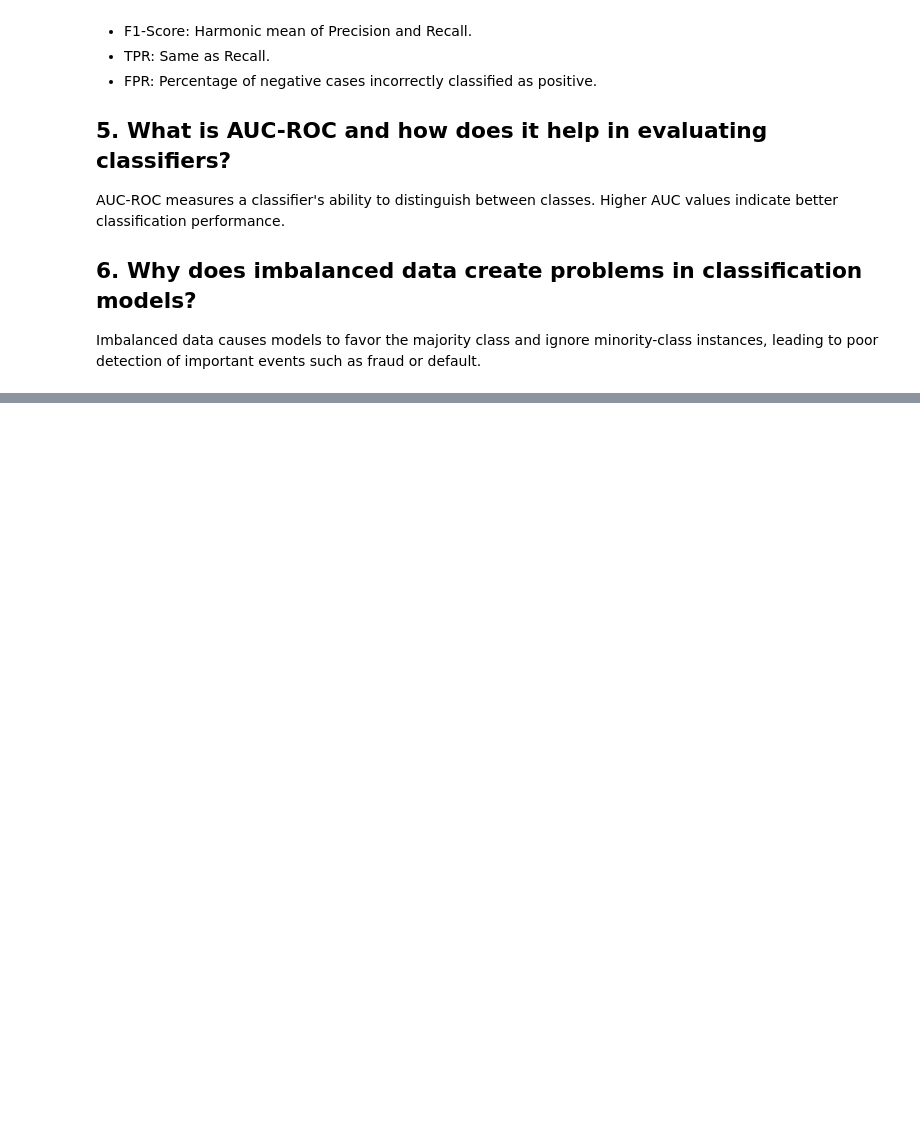
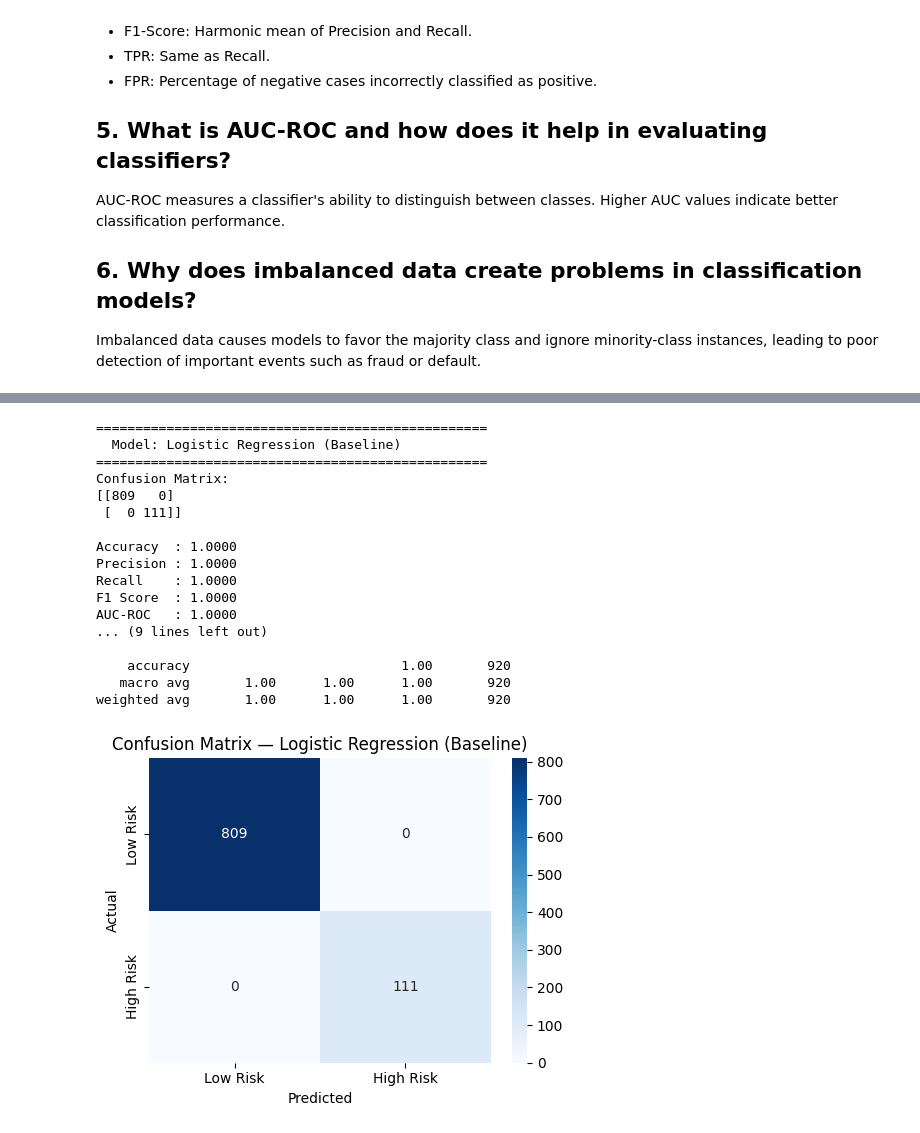
Before and after one commit to dishalukhi123/Supervised-Learning, a Jupyter notebook: PR-3/Risk_Alert_Classifier.ipynb, the cells around one changed output, grey strips where cells are left out. Saved outputs shown, nothing was run; the diff lists cells and outputs as text; code cells hidden in the pictures; blank space fills up the shorter version.

```diff
--- a/PR-3/Risk_Alert_Classifier.ipynb
+++ b/PR-3/Risk_Alert_Classifier.ipynb
@@ -171,14 +83,0 @@ dtype: int64
-# %%
-numeric_cols = [
-    'age',
-    'annual_income_inr',
-    'credit_score',
-    'credit_utilization_ratio',
-    'monthly_spend_inr'
-]
-
-imputer = KNNImputer(n_neighbors=5)
-
-df[numeric_cols] = imputer.fit_transform(df[numeric_cols])
-
-print(df[numeric_cols].isnull().sum())
@@ -191,0 +162,53 @@ dtype: int64
+# %%
+def evaluate_model(name, y_test, y_pred, y_prob=None):
+    cm = confusion_matrix(y_test, y_pred)
+    TN, FP, FN, TP = cm.ravel()
+
+
+    print(cm)
+    print(f"\nAccuracy  : {accuracy_score(y_test, y_pred):.4f}")
+    print(f"Precision : {precision_score(y_test, y_pred):.4f}")
+    print(f"Recall    : {recall_score(y_test, y_pred):.4f}")
+    print(f"F1 Score  : {f1_score(y_test, y_pred):.4f}")
+    if y_prob is not None:
+        print(f"AUC-ROC   : {roc_auc_score(y_test, y_prob):.4f}")
+
+    print(classification_report(y_test, y_pred, target_names=['Low Risk', 'High Risk']))
+
+    # Confusion matrix heatmap
+    plt.figure(figsize=(5, 4))
+    sns.heatmap(cm, annot=True, fmt='d', cmap='Blues',
+                xticklabels=['Low Risk', 'High Risk'],
+                yticklabels=['Low Risk', 'High Risk'])
+    plt.title(f'Confusion Matrix — {name}')
+    plt.ylabel('Actual')
+    plt.xlabel('Predicted')
+    plt.tight_layout()
+    plt.show()
+
+lr = LogisticRegression(max_iter=1000, random_state=42)
+lr.fit(X_train, y_train)
+
+y_pred_lr = lr.predict(X_test)
+y_prob_lr = lr.predict_proba(X_test)[:, 1]
+
+evaluate_model("Logistic Regression (Baseline)", y_test, y_pred_lr, y_prob_lr)
+# %% [output]
+==================================================
+  Model: Logistic Regression (Baseline)
+==================================================
+Confusion Matrix:
+[[809   0]
+ [  0 111]]
+
+Accuracy  : 1.0000
+Precision : 1.0000
+Recall    : 1.0000
+F1 Score  : 1.0000
+AUC-ROC   : 1.0000
+... (9 lines left out)
+
+    accuracy                           1.00       920
+   macro avg       1.00      1.00      1.00       920
+weighted avg       1.00      1.00      1.00       920
+[figure, added]
```
Also changed, not shown: parts of 26 cells of this notebook, 1 other file.
